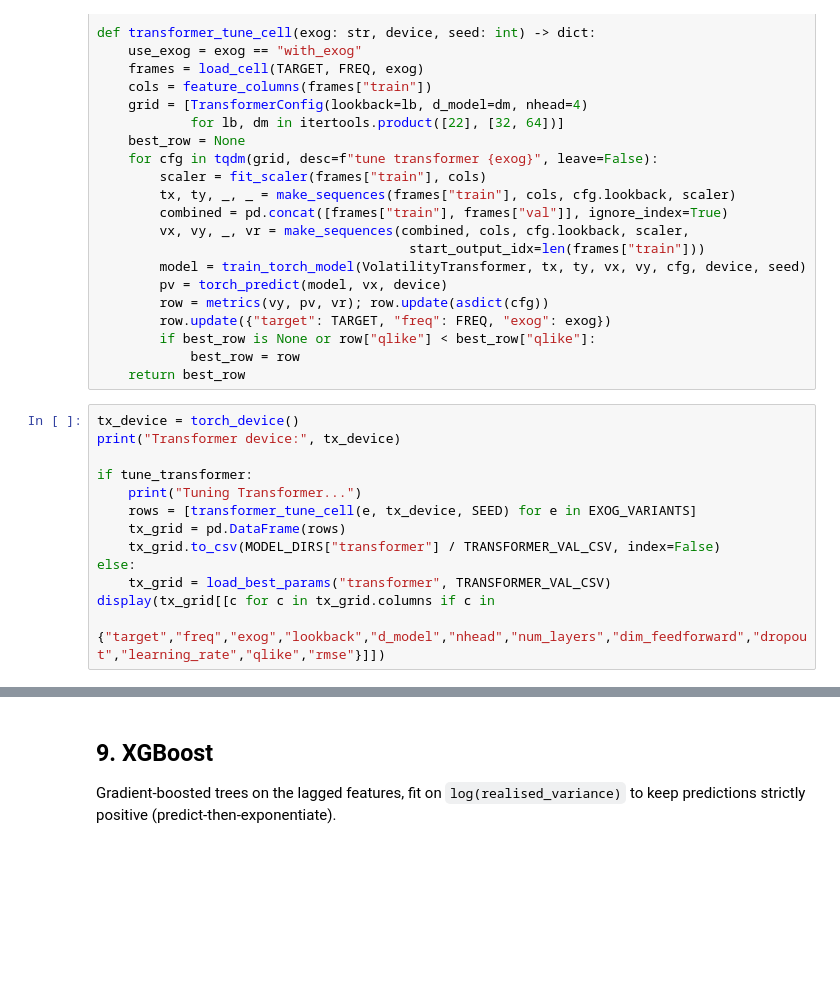
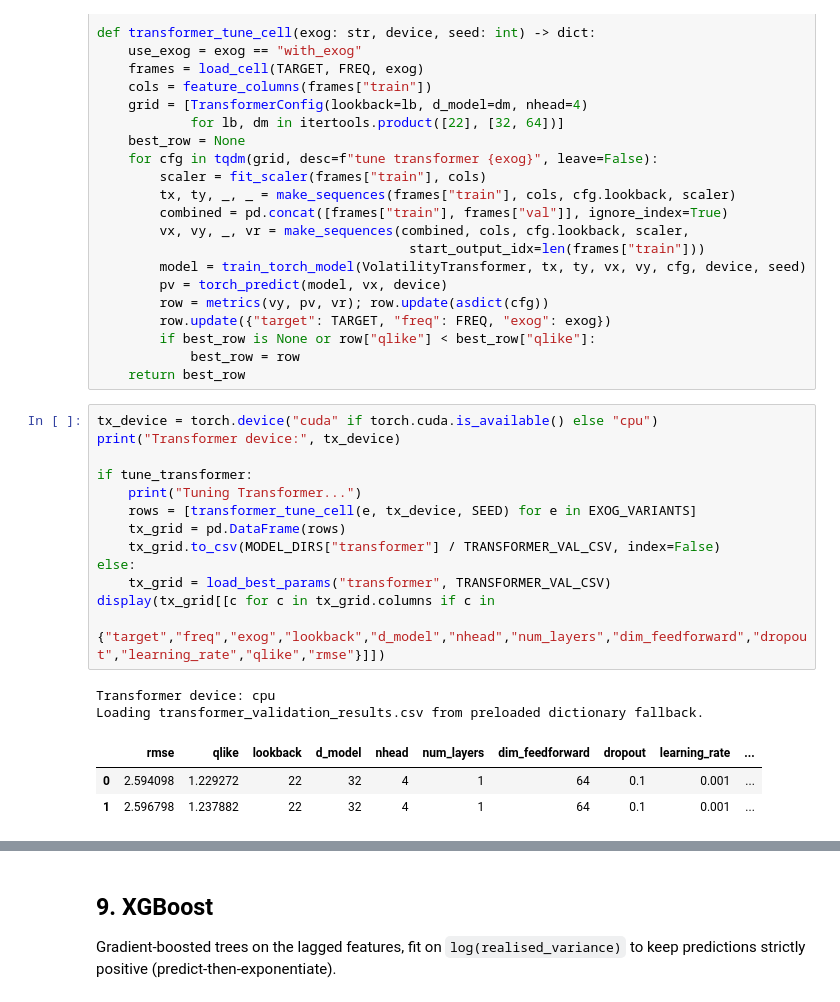
Before and after one commit to harshG97/timeseries-financial-volatility-modelling, a Jupyter notebook: volatility_modelling.ipynb, the cells around one changed output, grey strips where cells are left out. Cells and saved outputs as stored; diff of their text form; blank space fills up the shorter version.

```diff
--- a/volatility_modelling.ipynb
+++ b/volatility_modelling.ipynb
@@ -1039,18 +1160,24 @@ def transformer_tune_cell(exog: str, device, seed: int) -> dict:
             best_row = row
     return best_row
 # %%
-tx_device = torch_device()
+tx_device = torch.device("cuda" if torch.cuda.is_available() else "cpu")
 print("Transformer device:", tx_device)
 
 if tune_transformer:
     print("Tuning Transformer...")
     rows = [transformer_tune_cell(e, tx_device, SEED) for e in EXOG_VARIANTS]
     tx_grid = pd.DataFrame(rows)
     tx_grid.to_csv(MODEL_DIRS["transformer"] / TRANSFORMER_VAL_CSV, index=False)
 else:
     tx_grid = load_best_params("transformer", TRANSFORMER_VAL_CSV)
 display(tx_grid[[c for c in tx_grid.columns if c in
     {"target","freq","exog","lookback","d_model","nhead","num_layers","dim_feedforward","dropout","learning_rate","qlike","rmse"}]])
+# %% [output]
+Transformer device: cpu
+Loading transformer_validation_results.csv from preloaded dictionary fallback.
+|  | rmse | qlike | lookback | d_model | nhead | num_layers | dim_feedforward | dropout | learning_rate | ... |
+| 0 | 2.594098 | 1.229272 | 22 | 32 | 4 | 1 | 64 | 0.1 | 0.001 | ... |
+| 1 | 2.596798 | 1.237882 | 22 | 32 | 4 | 1 | 64 | 0.1 | 0.001 | ... |
 # %%
 tx_results = []
 tx_forecasts = {}
```
Also changed, not shown: parts of 19 cells of this notebook.
